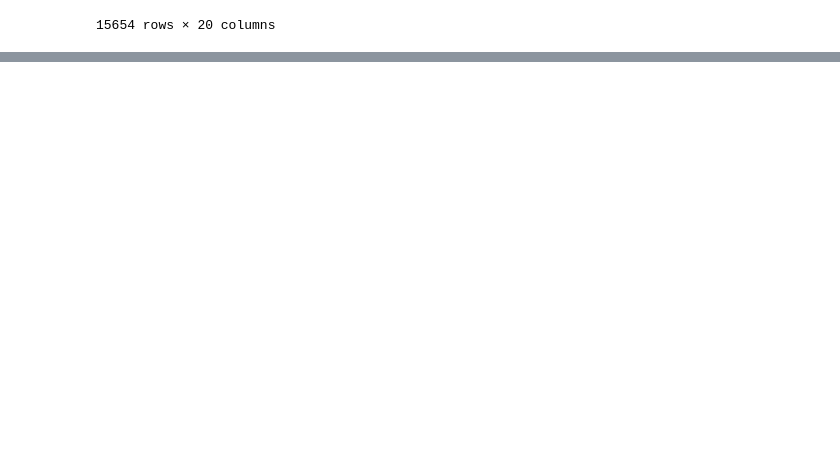
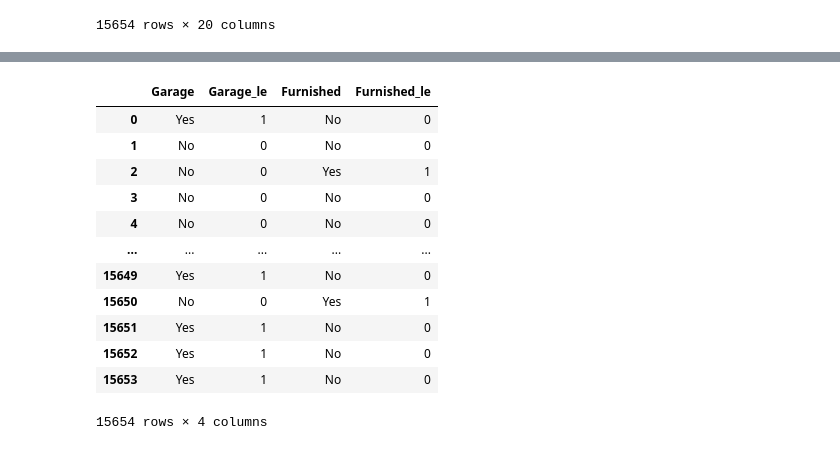
Before and after one commit to Sayan-Dasher-02/Sayan-Capgemini-Python-Assessment, a Jupyter notebook: Pandas_Revision.ipynb, the cells around one changed output, grey strips where cells are left out. Drawn from its saved outputs; the diff is of its cells as text; code cells hidden in the pictures; blank space fills up the shorter version.

```diff
--- a/Pandas_Revision.ipynb
+++ b/Pandas_Revision.ipynb
@@ -466,0 +525,22 @@ df
+# %%
+#Label Encoding
+from sklearn.preprocessing import LabelEncoder
+
+le = LabelEncoder()
+df['Garage_le'] = le.fit_transform(df['Garage'])
+df['Furnished_le'] = le.fit_transform(df['Furnished'])
+df[['Garage', 'Garage_le', 'Furnished', 'Furnished_le']]
+# %% [output]
+|  | Garage | Garage_le | Furnished | Furnished_le |
+| 0 | Yes | 1 | No | 0 |
+| 1 | No | 0 | No | 0 |
+| 2 | No | 0 | Yes | 1 |
+| 3 | No | 0 | No | 0 |
+| 4 | No | 0 | No | 0 |
+| ... | ... | ... | ... | ... |
+| 15649 | Yes | 1 | No | 0 |
+| 15650 | No | 0 | Yes | 1 |
+| 15651 | Yes | 1 | No | 0 |
+| 15652 | Yes | 1 | No | 0 |
+| 15653 | Yes | 1 | No | 0 |
+15654 rows × 4 columns
```
Also changed, not shown: parts of 23 cells of this notebook, 2 other files.
